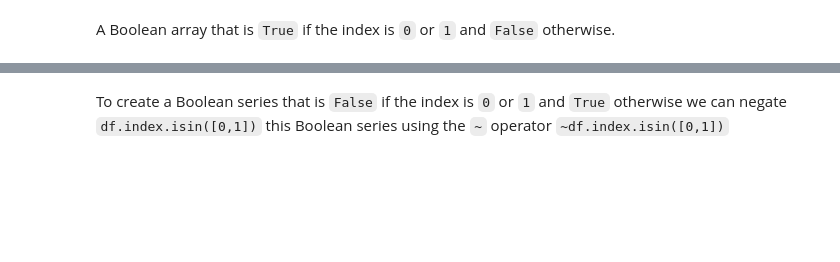
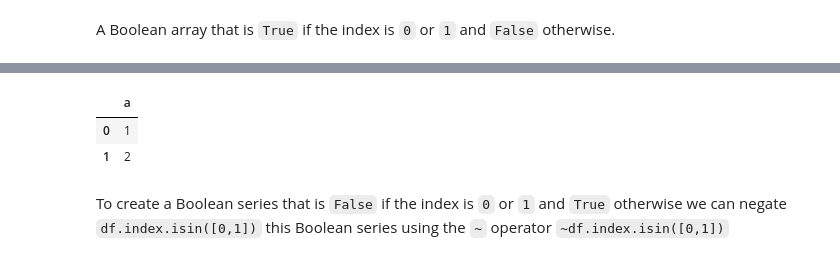
Before and after one commit to UofTCompDSci/ggr274-20241, a Jupyter notebook: weekly-materials/week10/lecture/Class10_GGR274_CL.ipynb, the cells around one changed output, grey strips where cells are left out. Saved outputs shown, nothing was run; the diff lists cells and outputs as text; code cells hidden in the pictures; blank space fills up the shorter version.

```diff
--- a/weekly-materials/week10/lecture/Class10_GGR274_CL.ipynb
+++ b/weekly-materials/week10/lecture/Class10_GGR274_CL.ipynb
@@ -194,3 +292,9 @@ df.index.isin([0,1])
+# %%
+df[df.index.isin([0,1])]
+# %% [output]
+|  | a |
+| 0 | 1 |
+| 1 | 2 |
 # %% [markdown]
 To create a Boolean series that is `False` if the index is `0` or `1` and `True` otherwise we can negate `df.index.isin([0,1])` this Boolean series using the `~` operator `~df.index.isin([0,1])`
 # %%
```
Also changed, not shown: parts of 55 cells of this notebook, 1 other file.
